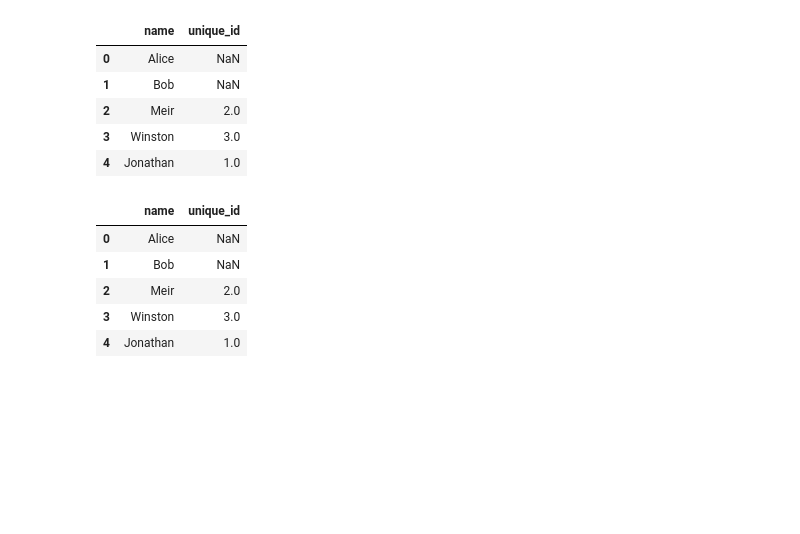
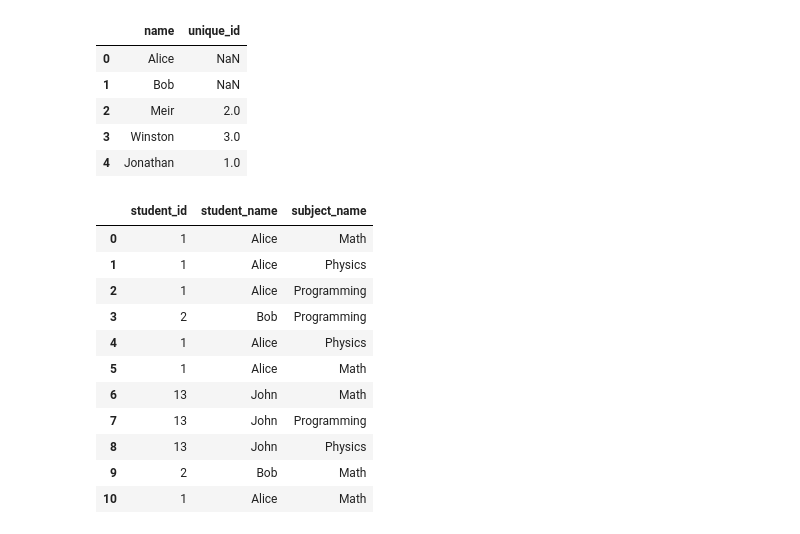
Before and after one commit to ake369/python_tutorial, a Jupyter notebook: notebooks/python_challenges.ipynb, the cells around one changed output. Cells and saved outputs as stored; diff of their text form; code cells hidden in the pictures; blank space fills up the shorter version.

Commit message:
data integration

```diff
--- a/notebooks/python_challenges.ipynb
+++ b/notebooks/python_challenges.ipynb
@@ -1456,12 +1456,33 @@ unique_emp().identify_unique_emp_id(employee=employees_data, employee_uni=employ
 | 2 | Meir | 2.0 |
 | 3 | Winston | 3.0 |
 | 4 | Jonathan | 1.0 |
-# %%
-data_un
-# %% [output]
-|  | name | unique_id |
-| 0 | Alice | NaN |
-| 1 | Bob | NaN |
-| 2 | Meir | 2.0 |
-| 3 | Winston | 3.0 |
-| 4 | Jonathan | 1.0 |
+# %%
+students_data = pd.DataFrame({
+    "student_id": [1, 2, 13, 6],
+    "student_name": ["Alice", "Bob", "John", "Alex"]
+})
+subjects_data = pd.DataFrame({
+    "subject_name": ["Math", "Physics", "Programming"]
+})
+examinations_data = pd.DataFrame({
+    "student_id": [1, 1, 1, 2, 1, 1, 13, 13, 13, 2, 1],
+    "subject_name": ["Math", "Physics", "Programming", "Programming", "Physics",
+                     "Math", "Math", "Programming", "Physics", "Math", "Math"]
+})
+# %%
+merg_1 = pd.merge(students_data, examinations_data,on='student_id',how='right')
+merg_2 = pd.merge(merg_1,subjects_data,on=['subject_name'], how ='left')
+merg_2
+# %% [output]
+|  | student_id | student_name | subject_name |
+| 0 | 1 | Alice | Math |
+| 1 | 1 | Alice | Physics |
+| 2 | 1 | Alice | Programming |
+| 3 | 2 | Bob | Programming |
+| 4 | 1 | Alice | Physics |
+| 5 | 1 | Alice | Math |
+| 6 | 13 | John | Math |
+| 7 | 13 | John | Programming |
+| 8 | 13 | John | Physics |
+| 9 | 2 | Bob | Math |
+| 10 | 1 | Alice | Math |
```
Also changed, not shown: parts of 2 cells of this notebook.
